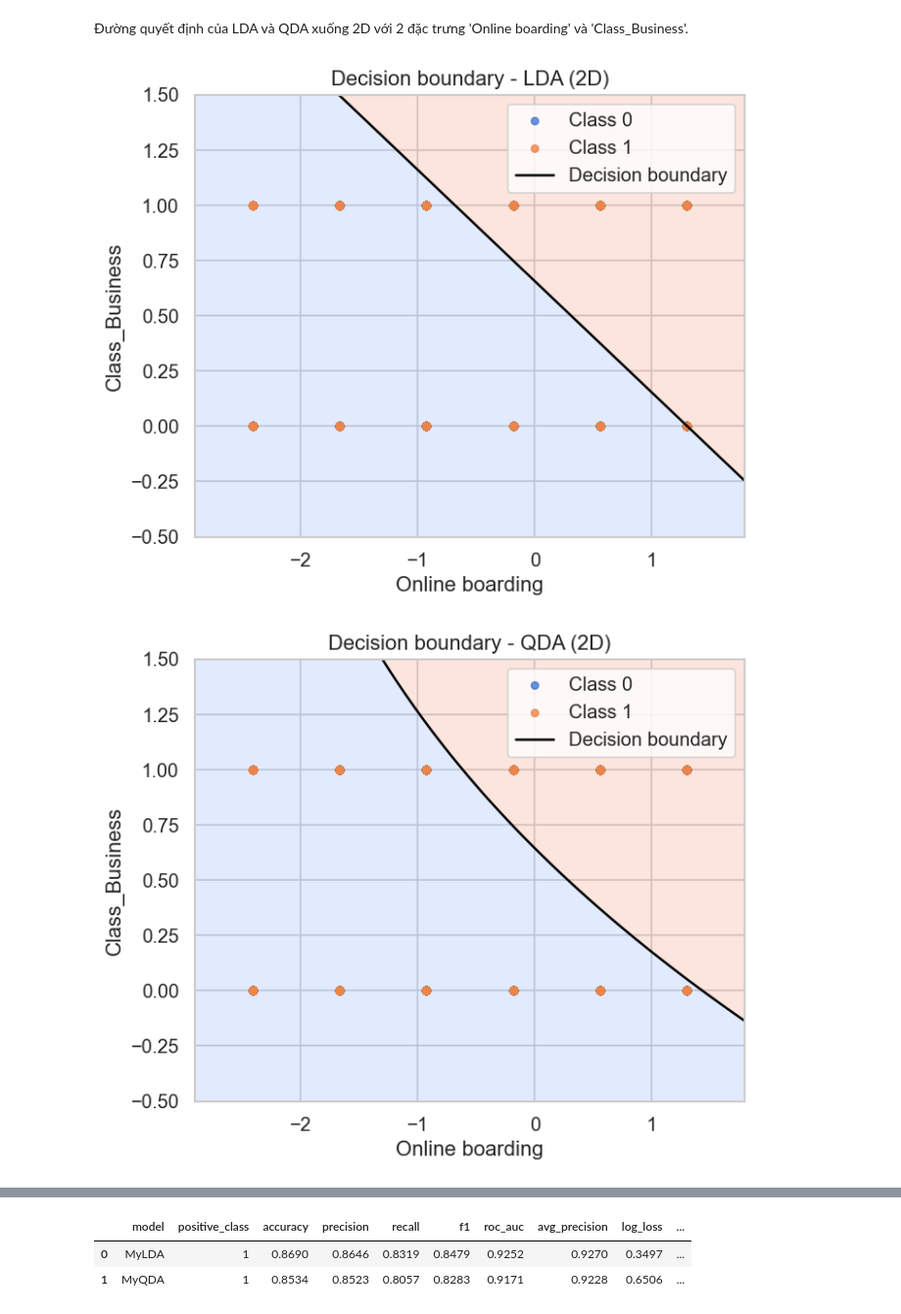
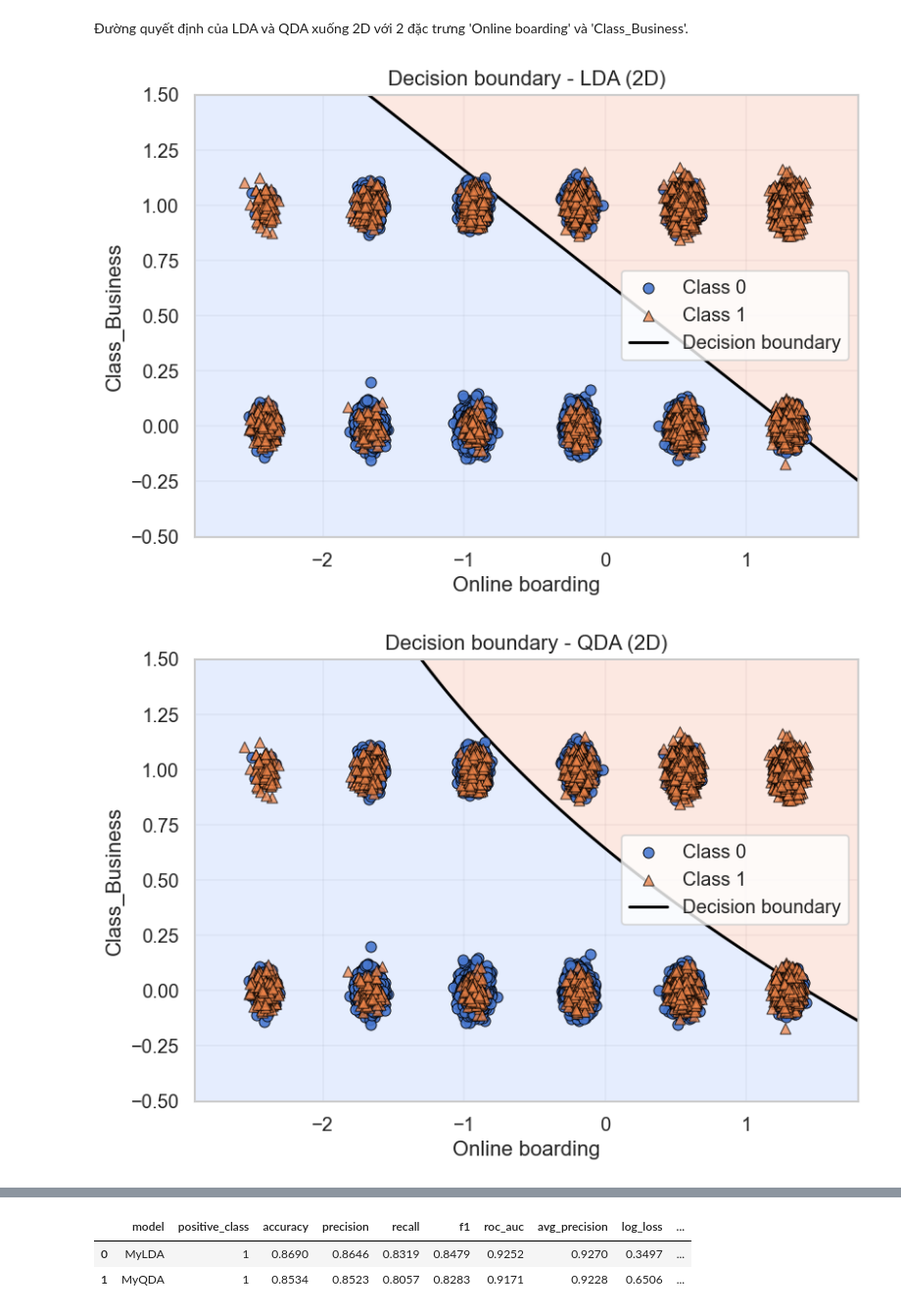
Before and after one commit to conluoi123/Machine-Learning---Project-1-, a Jupyter notebook: code/Part2_Classification/model_2.ipynb, the cells around one changed output, grey strips where cells are left out. Shown at 98% size. Saved outputs shown, nothing was run; the diff lists cells and outputs as text; code cells hidden in the pictures.

Commit message:
Update model LDA & QDA

```diff
--- a/code/Part2_Classification/model_2.ipynb
+++ b/code/Part2_Classification/model_2.ipynb
@@ -522,7 +522,7 @@ QDA 2D accuracy: 0.775408068986757
 # %% [markdown]
 Đường quyết định của LDA và QDA xuống 2D với 2 đặc trưng 'Online boarding' và 'Class_Business'.
 # %%
-def plot_decision_boundary(model, X, y, title, feature_names, threshold=0.5):
+def plot_decision_boundary(model, X, y, title, feature_names, threshold=0.5, jitter=0.04):
     X = np.asarray(X, dtype=float)
     y = np.asarray(y)
 
@@ -538,16 +538,15 @@ def plot_decision_boundary(model, X, y, title, feature_names, threshold=0.5):
 
     grid = np.c_[xx.ravel(), yy.ravel()]
     proba = model.predict_proba(grid)[:, 1].reshape(xx.shape)
-
     zz = (proba >= threshold).astype(int)
 
-    plt.figure(figsize=(6, 5))
+    plt.figure(figsize=(7, 5))
 
     # tô nền vùng dự đoán
     plt.contourf(
         xx, yy, zz,
         levels=[-0.5, 0.5, 1.5],
-        alpha=0.25,
+        alpha=0.22,
         cmap="coolwarm"
     )
 
@@ -556,47 +555,71 @@ def plot_decision_boundary(model, X, y, title, feature_names, threshold=0.5):
         xx, yy, proba,
         levels=[threshold],
         colors="black",
-        linewidths=1.5
+        linewidths=1.8
     )
 
-    # vẽ điểm dữ liệu từng lớp
+    # jitter để tránh các điểm bị chồng lên nhau
+    rng = np.random.default_rng(42)
+    X_plot = X.copy()
+    X_plot[:, 0] += rng.normal(0, jitter, size=X.shape[0])
+    X_plot[:, 1] += rng.normal(0, jitter, size=X.shape[0])
+
     scatter_handles = []
-    for c in classes:
-        sc = plt.scatter(
-            X[y == c, 0],
-            X[y == c, 1],
-            label=f"Class {c}",
-            s=20,
-            alpha=0.8
-        )
-        scatter_handles.append(sc)
 
-    # tạo handle giả cho legend của decision boundary
+    # vẽ class 0
+    sc0 = plt.scatter(
+        X_plot[y == 0, 0],
+        X_plot[y == 0, 1],
+        label="Class 0",
+        s=45,
+        alpha=0.9,
+        marker="o",
+        edgecolors="black",
+        linewidths=0.6,
+        zorder=3
+    )
+    scatter_handles.append(sc0)
+
+    # vẽ class 1
+    sc1 = plt.scatter(
+        X_plot[y == 1, 0],
+        X_plot[y == 1, 1],
+        label="Class 1",
+        s=45,
+        alpha=0.75,
+        marker="^",
+        edgecolors="black",
+        linewidths=0.6,
+        zorder=4
+    )
+    scatter_handles.append(sc1)
+
     boundary_handle = Line2D(
         [0], [0],
         color="black",
-        lw=1.5,
+        lw=1.8,
         label="Decision boundary"
     )
 
     plt.xlabel(feature_names[0])
     plt.ylabel(feature_names[1])
     plt.title(title)
     plt.legend(handles=scatter_handles + [boundary_handle])
+    plt.grid(alpha=0.25)
     plt.tight_layout()
     plt.show()
 
 plot_decision_boundary(
     lda_2d, X_test_2d, y_test,
     "Decision boundary - LDA (2D)", top2_features
 )
 
 plot_decision_boundary(
     qda_2d, X_test_2d, y_test,
     "Decision boundary - QDA (2D)", top2_features
 )
 # %% [output]
-[figure, old version]
+[figure, new version]
-[figure, old version]
+[figure, new version]
 # %% [markdown]
 **Nhận xét**:
```
Also changed, not shown: parts of 56 cells of this notebook.
